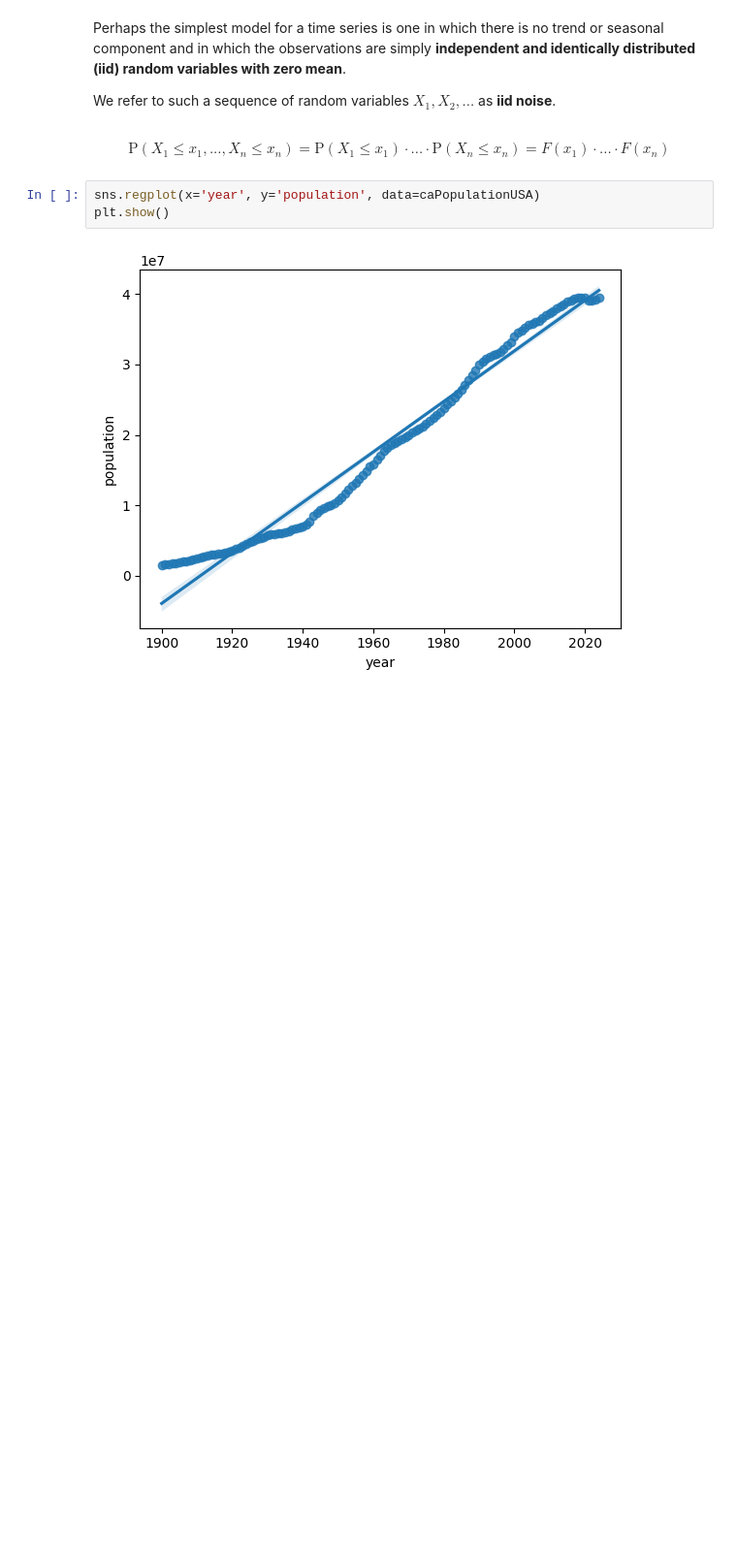
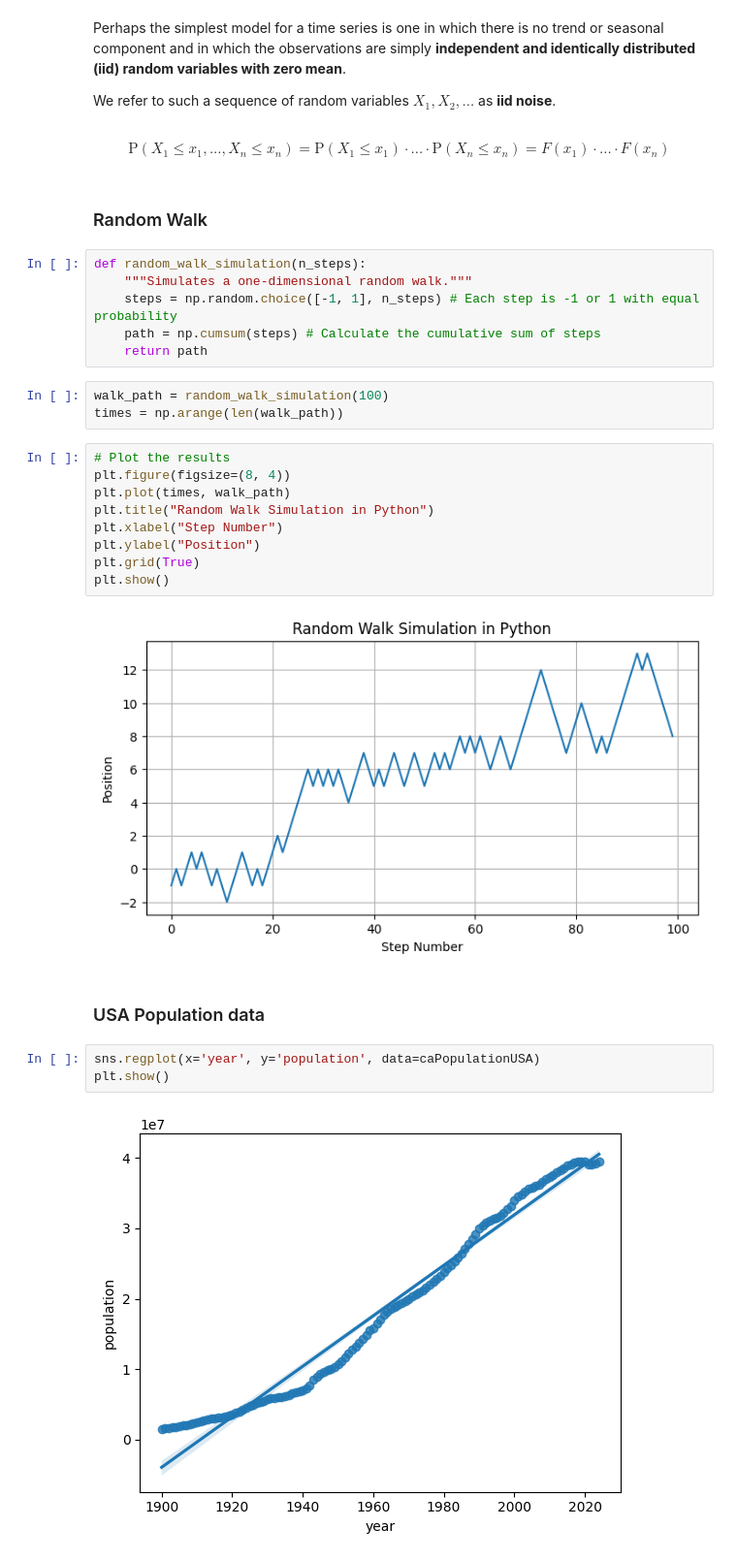
Before and after one commit to Bayan2019/kaz-gu, a Jupyter notebook: 01-ipynb/03-time-series-statistics/02-fundamentals.ipynb, the cells around one changed output. Shown at 97% size. Saved outputs shown, nothing was run; the diff lists cells and outputs as text; blank space fills up the shorter version.

Commit message:
3 seminar of Time Series

```diff
--- a/01-ipynb/03-time-series-statistics/02-fundamentals.ipynb
+++ b/01-ipynb/03-time-series-statistics/02-fundamentals.ipynb
@@ -103,6 +103,30 @@ We refer to such a sequence of random variables $X_1, X_2, ...$ as **iid noise**
 $$\mathrm{P}(X_1\leq x_1, ..., X_n\leq x_n) =
 \mathrm{P}(X_1\leq x_1) \cdot ... \cdot \mathrm{P}(X_n\leq x_n) =
 F(x_1)\cdot ... \cdot F(x_n)$$
+# %% [markdown]
+### Random Walk
+# %%
+def random_walk_simulation(n_steps):
+    """Simulates a one-dimensional random walk."""
+    steps = np.random.choice([-1, 1], n_steps) # Each step is -1 or 1 with equal probability
+    path = np.cumsum(steps) # Calculate the cumulative sum of steps
+    return path
+# %%
+walk_path = random_walk_simulation(100)
+times = np.arange(len(walk_path))
+# %%
+# Plot the results
+plt.figure(figsize=(8, 4))
+plt.plot(times, walk_path)
+plt.title("Random Walk Simulation in Python")
+plt.xlabel("Step Number")
+plt.ylabel("Position")
+plt.grid(True)
+plt.show()
+# %% [output]
+[figure, added]
+# %% [markdown]
+### USA Population data
 # %%
 sns.regplot(x='year', y='population', data=caPopulationUSA)
 plt.show()
```
Also changed, not shown: parts of 1 cell of this notebook, 7 other files.
